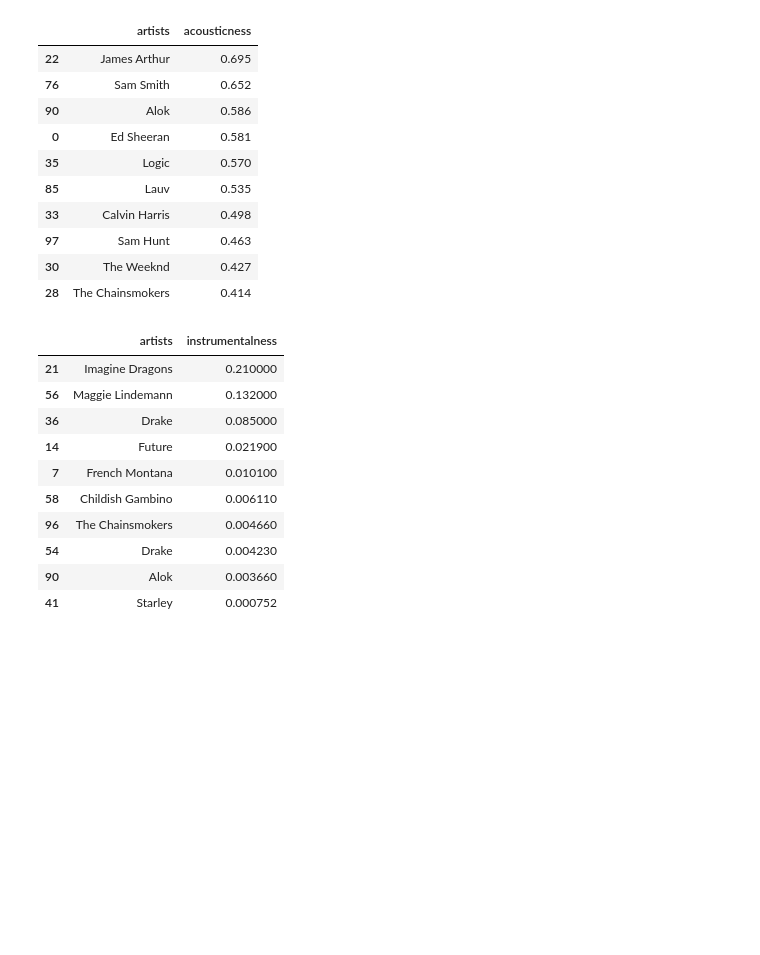
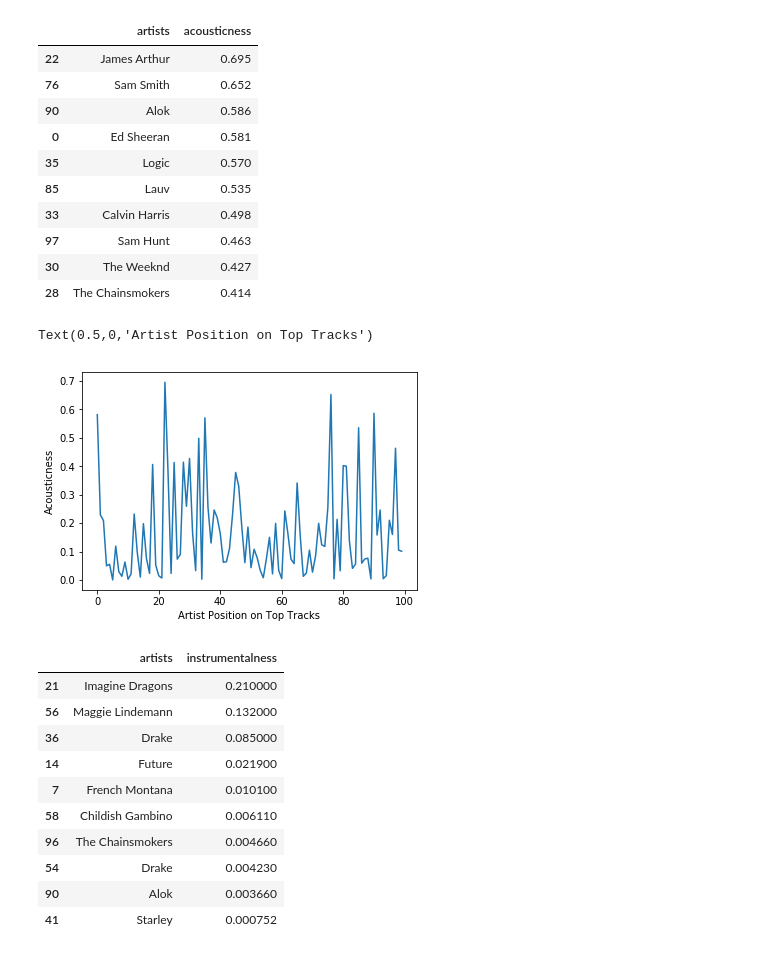
Before and after one commit to Alyssa-Cooper/spotify-analysis, a Jupyter notebook: spotify-genre-id.ipynb, the cells around one changed output. Cells and saved outputs as stored; diff of their text form; code cells hidden in the pictures; blank space fills up the shorter version.

Commit message:
graphs

```diff
--- a/spotify-genre-id.ipynb
+++ b/spotify-genre-id.ipynb
@@ -144,6 +144,13 @@ aco
 | 97 | Sam Hunt | 0.463 |
 | 30 | The Weeknd | 0.427 |
 | 28 | The Chainsmokers | 0.414 |
+# %%
+df['acousticness'].plot()
+plt.ylabel('Acousticness')
+plt.xlabel('Artist Position on Top Tracks')
+# %% [output]
+Text(0.5,0,'Artist Position on Top Tracks')
+[figure, added]
 # %%
 ins = df.groupby('artists').count().sort_values(by='id', ascending=False).head(2)
 ins = pd.DataFrame(df, columns=['artists', 'instrumentalness']).sort_values(by='instrumentalness', ascending=False).head(10)
```
Also changed, not shown: parts of 4 cells of this notebook, 2 other files.
